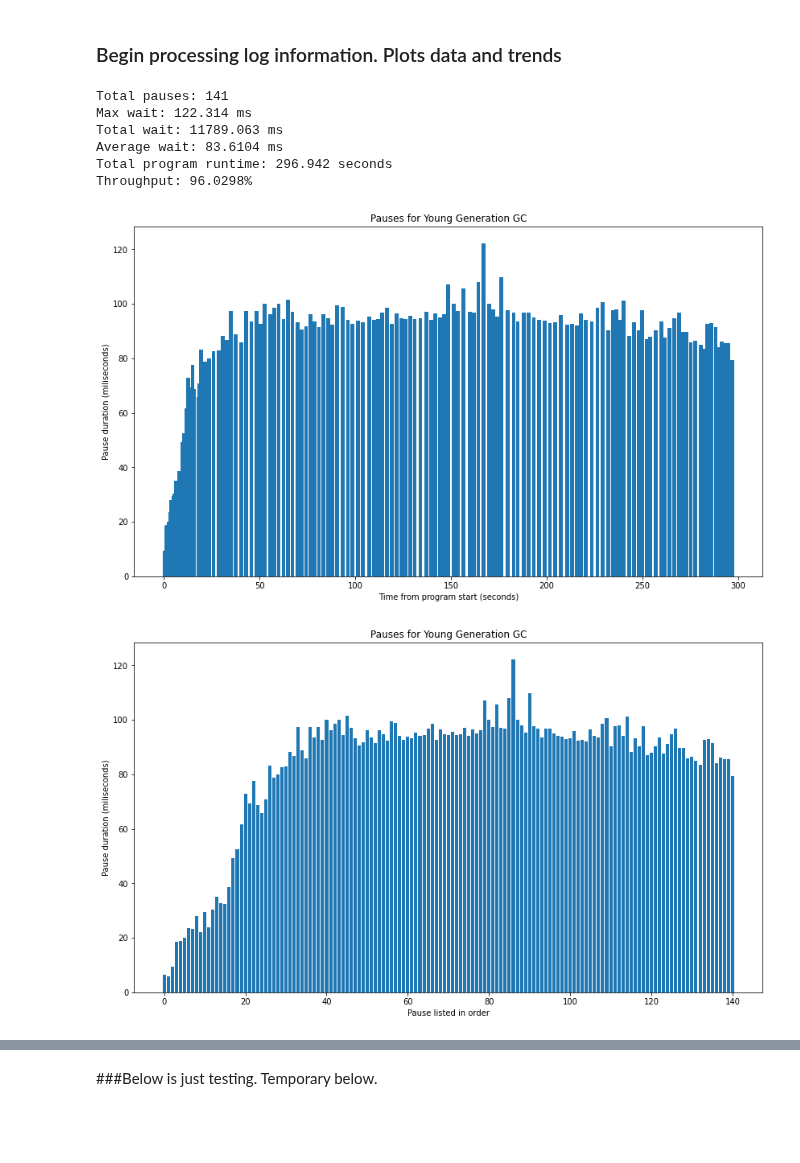
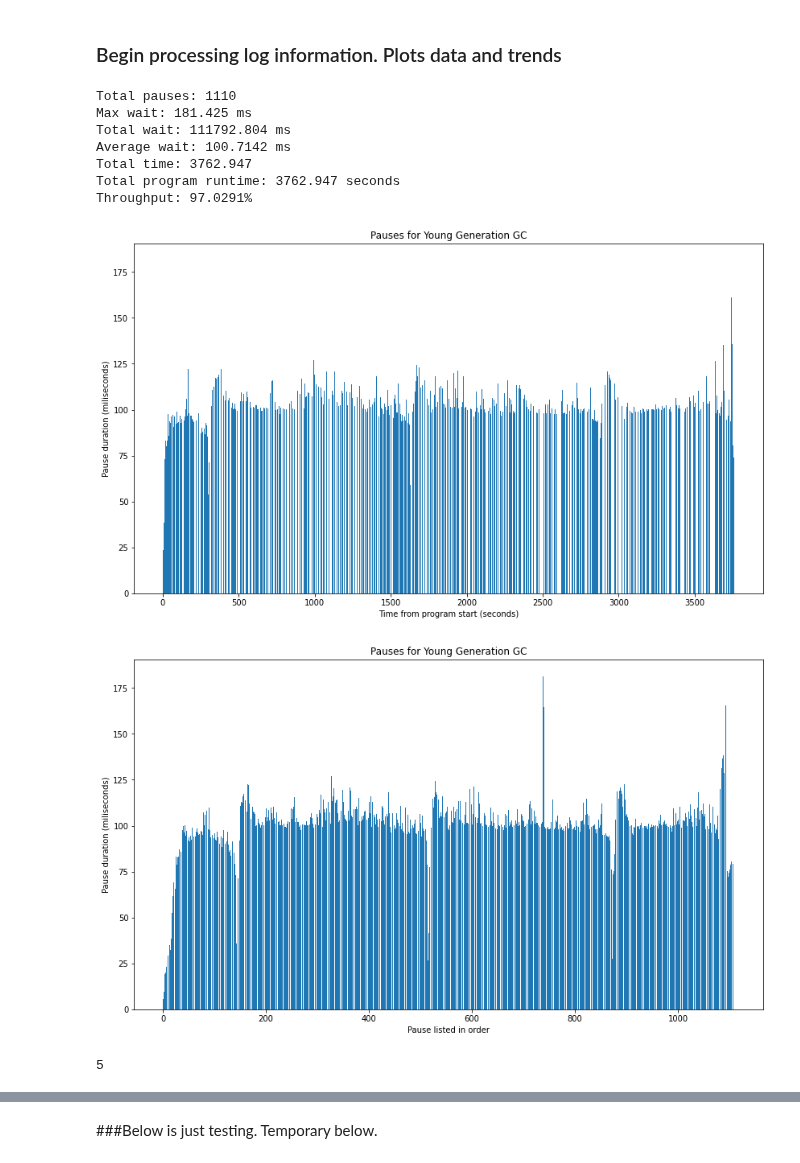
Before and after one commit to apple/GCGC, a Jupyter notebook: Jupyter-everything/gc log processing 1.0.ipynb, the cells around one changed output, grey strips where cells are left out. Saved outputs shown, nothing was run; the diff lists cells and outputs as text; code cells hidden in the pictures; blank space fills up the shorter version.

Commit message:
Fixed data types after transformations in notebook & display tables

```diff
--- a/Jupyter-everything/gc log processing 1.0.ipynb
+++ b/Jupyter-everything/gc log processing 1.0.ipynb
@@ -47,27 +47,30 @@ elif test == "incomplete_test_concurrent_pauses":
 # %%
 ''' Begin processing log information into specific variables '''
 from scripts import process_log as pl
 from scripts import plot_data as dplt
 
 # Get the pauses information from that file.
-table_young_pauses = pl.getYoungPauses(create_csv = False)
+table_young_pauses = pl.getYoungPauses2(create_csv = False)
 if len(table_young_pauses) > 0:
     # plot the data for pauses, printing to output the trends.
     dplt.plot_pauses(table_young_pauses)
+    print(len(table_young_pauses))
 else:
     print("No information recorded")
 
 # To inspect more information about this, access the variable "table_ypauses"
 # TODO: Transform second table into line graph
 # %% [output]
-Total pauses: 141
-Max wait: 122.314 ms
-Total wait: 11789.063 ms
-Average wait: 83.6104 ms
-Total program runtime: 296.942 seconds
-Throughput: 96.0298%
+Total pauses: 1110
+Max wait: 181.425 ms
+Total wait: 111792.804 ms
+Average wait: 100.7142 ms
+Total time: 3762.947
+Total program runtime: 3762.947 seconds
+Throughput: 97.0291%
-[figure, old version]
+[figure, new version]
-[figure, old version]
+[figure, new version]
+5
 # %%
 ''' Analyze heap allocation througout the program '''
 from scripts import process_log as pl
```
Also changed, not shown: parts of 4 cells of this notebook, 9 other files.
